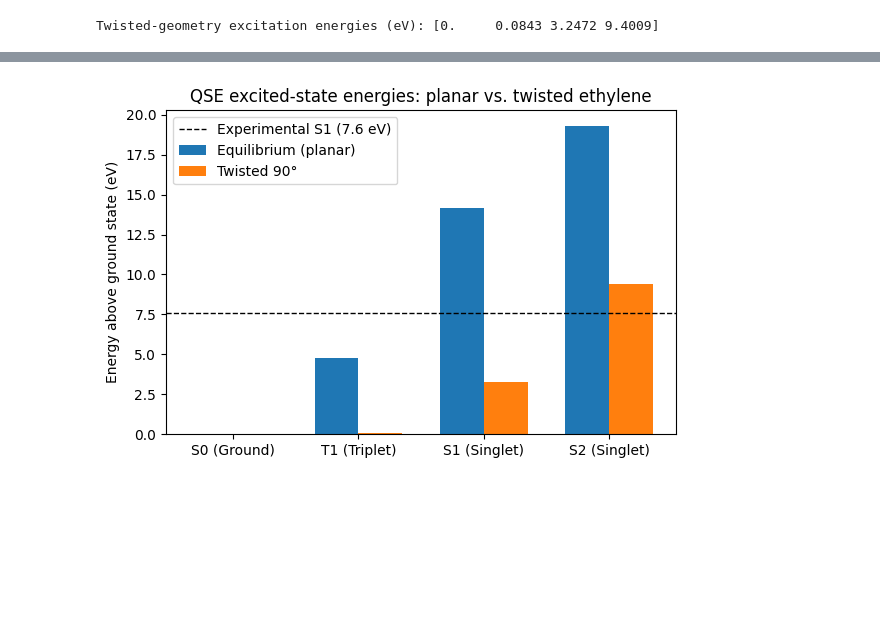
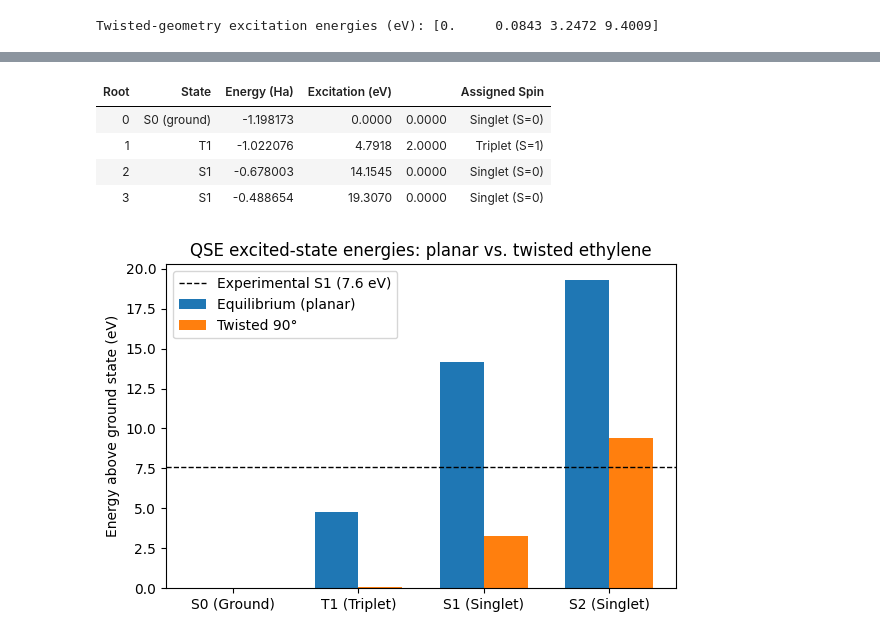
Before and after one commit to MSH-20/Quantum-Simulation-of-Photo-Induced-Charge-Dynamics, a Jupyter notebook: Quantum/ethylene_vqe_qse.ipynb, the cells around one changed output, grey strips where cells are left out. Saved outputs shown, nothing was run; the diff lists cells and outputs as text; code cells hidden in the pictures; blank space fills up the shorter version.

```diff
--- a/Quantum/ethylene_vqe_qse.ipynb
+++ b/Quantum/ethylene_vqe_qse.ipynb
@@ -329,3 +329,89 @@ excitation_tw_eV = (qse_energies_tw - qse_energies_tw[0]) * HARTREE_TO_EV
 print("Twisted-geometry excitation energies (eV):", np.round(excitation_tw_eV, 4))
 # %% [output]
 Twisted-geometry excitation energies (eV): [0.     0.0843 3.2472 9.4009]
+# %%
+# QSE Spin Multiplicity Evaluation (<S^2> and Spin Assignment)
+def get_s2_matrix(num_spatial_orbitals, mapper):
+    """Builds the total spin operator S^2 in mapped qubit representation."""
+    nso = num_spatial_orbitals
+    sz_terms = {}
+    for p in range(nso):
+        sz_terms[f"+_{p} -_{p}"] = sz_terms.get(f"+_{p} -_{p}", 0) + 0.5
+        sz_terms[f"+_{p+nso} -_{p+nso}"] = sz_terms.get(f"+_{p+nso} -_{p+nso}", 0) - 0.5
+    Sz = FermionicOp(sz_terms, num_spin_orbitals=2 * nso)
+    Sp = FermionicOp({f"+_{p} -_{p+nso}": 1.0 for p in range(nso)}, num_spin_orbitals=2 * nso)
+    Sm = FermionicOp({f"+_{p+nso} -_{p}": 1.0 for p in range(nso)}, num_spin_orbitals=2 * nso)
+
+    S2 = (Sz @ Sz) + Sz + (Sm @ Sp)
+    return mapper.map(S2.simplify()).to_matrix()
+
+def analyze_qse_spins(ground_state_solver, problem, mapper, label=""):
+    """Solves QSE with eigenvectors, calculates <S^2>, and displays the spin table."""
+    # Ground state reference statevector from VQE
+    gs_result = ground_state_solver.solve(problem)
+    optimal_circuit = gs_result.raw_result.optimal_circuit.assign_parameters(
+        gs_result.raw_result.optimal_point
+    )
+    psi0 = Statevector(optimal_circuit).data
+
+    # Map Hamiltonian and build non-orthogonal subspace
+    H = mapper.map(problem.hamiltonian.second_q_op()).to_matrix()
+    fermionic_ops = build_excitation_ops(problem.num_spatial_orbitals, problem.num_particles)
+    op_matrices = [np.eye(H.shape[0])] + [mapper.map(op).to_matrix() for op in fermionic_ops]
+    subspace_states = [op @ psi0 for op in op_matrices]
+
+    n = len(subspace_states)
+    H_sub = np.zeros((n, n), dtype=complex)
+    S_sub = np.zeros((n, n), dtype=complex)
+    for i in range(n):
+        for j in range(n):
+            H_sub[i, j] = np.vdot(subspace_states[i], H @ subspace_states[j])
+            S_sub[i, j] = np.vdot(subspace_states[i], subspace_states[j])
+
+    # Solve generalized eigenvalue problem returning eigenvectors
+    evals, evecs = eigh(H_sub, S_sub)
+
+    # Measure S^2 expectation value for each root
+    S2_mat = get_s2_matrix(problem.num_spatial_orbitals, mapper)
+    rows = []
+    ground_energy = evals[0]
+
+    for k in range(n):
+        # Reconstruct physical statevector: |Psi_k> = sum_i C_ik |phi_i>
+        psi_k = sum(evecs[i, k] * subspace_states[i] for i in range(n))
+        psi_k = psi_k / np.linalg.norm(psi_k)
+
+        # <S^2> expectation value
+        s2_val = float(np.real(np.vdot(psi_k, S2_mat @ psi_k)))
+        s2_val = max(0.0, s2_val)
+
+        # Spin assignment: S(S+1) = <S^2>
+        if np.isclose(s2_val, 0.0, atol=0.15):
+            spin_type = "Singlet (S=0)"
+            state_label = f"S{k//2}" if k != 0 else "S0 (ground)"
+        elif np.isclose(s2_val, 2.0, atol=0.15):
+            spin_type = "Triplet (S=1)"
+            state_label = "T1"
+        else:
+            spin_type = "Mixed / Contaminated"
+            state_label = f"Root {k}"
+
+        gap_ev = (evals[k] - ground_energy) * HARTREE_TO_EV
+
+        rows.append({
+            "Root": k,
+            "State": state_label,
+            "Energy (Ha)": f"{evals[k]:.6f}",
+            "Excitation (eV)": f"{gap_ev:.4f}",
+            "<S^2>": f"{s2_val:.4f}",
+            "Assigned Spin": spin_type
+        })
+
+    df = pd.DataFrame(rows)
+    print(f"=== QSE Energy & Spin Multiplicity Breakdown: {label} ===")
+    display(df.style.hide(axis="index").set_properties(**{'text-align': 'center'}))
+    return df
+
+# Run on the equilibrium geometry
+df_qse_spins_eq = analyze_qse_spins(gse_uccsd, active_space_eq, mapper, label="Equilibrium (STO-3G)")
+# %% [output]
@@ -332,3 +419,8 @@ Twisted-geometry excitation energies (eV): [0.     0.0843 3.2472 9.4009]
+| Root | State | Energy (Ha) | Excitation (eV) |  | Assigned Spin |
+| 0 | S0 (ground) | -1.198173 | 0.0000 | 0.0000 | Singlet (S=0) |
+| 1 | T1 | -1.022076 | 4.7918 | 2.0000 | Triplet (S=1) |
+| 2 | S1 | -0.678003 | 14.1545 | 0.0000 | Singlet (S=0) |
+| 3 | S1 | -0.488654 | 19.3070 | 0.0000 | Singlet (S=0) |
 # %%
 fig, ax = plt.subplots(figsize=(6, 4))
 # labels = ["S0", "S1/T1", "S2", "S3"]
```
Also changed, not shown: parts of 3 cells of this notebook.
